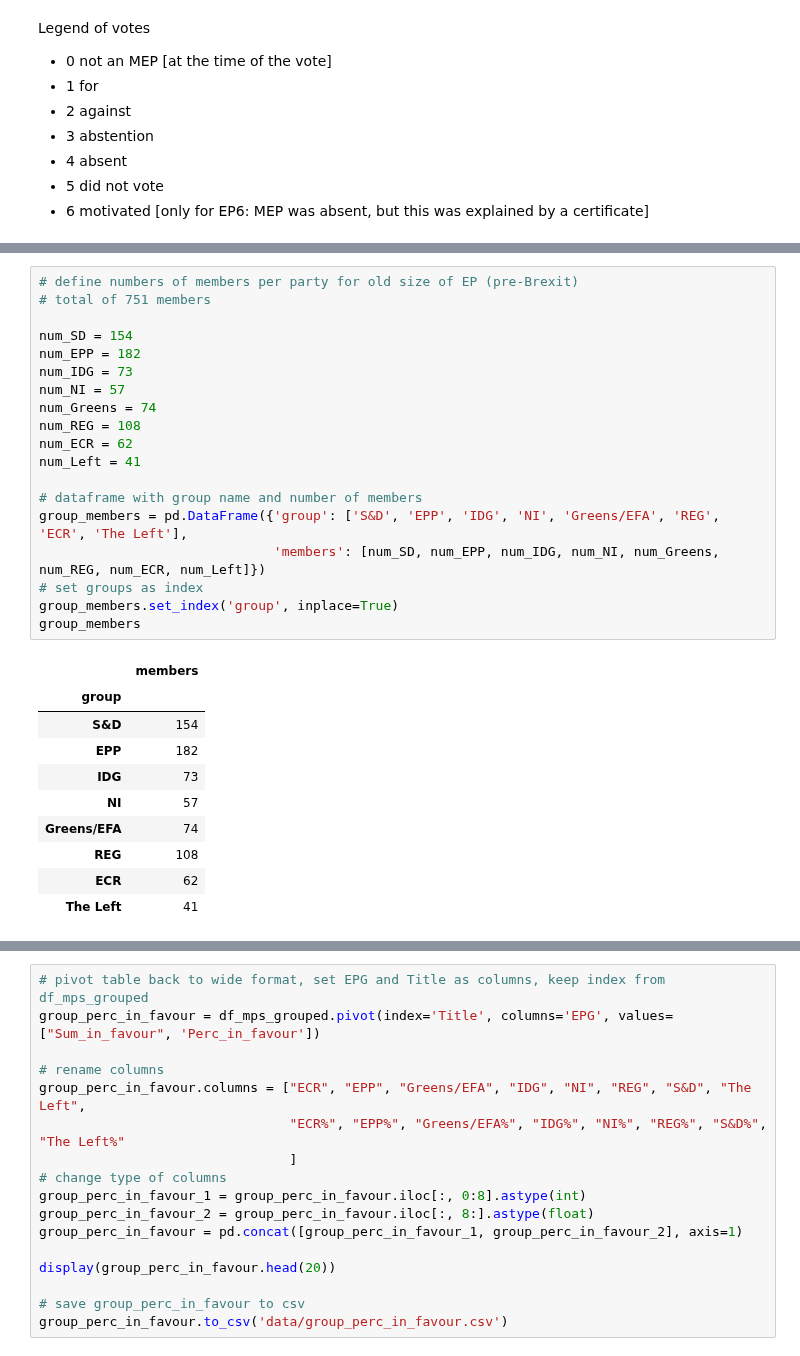
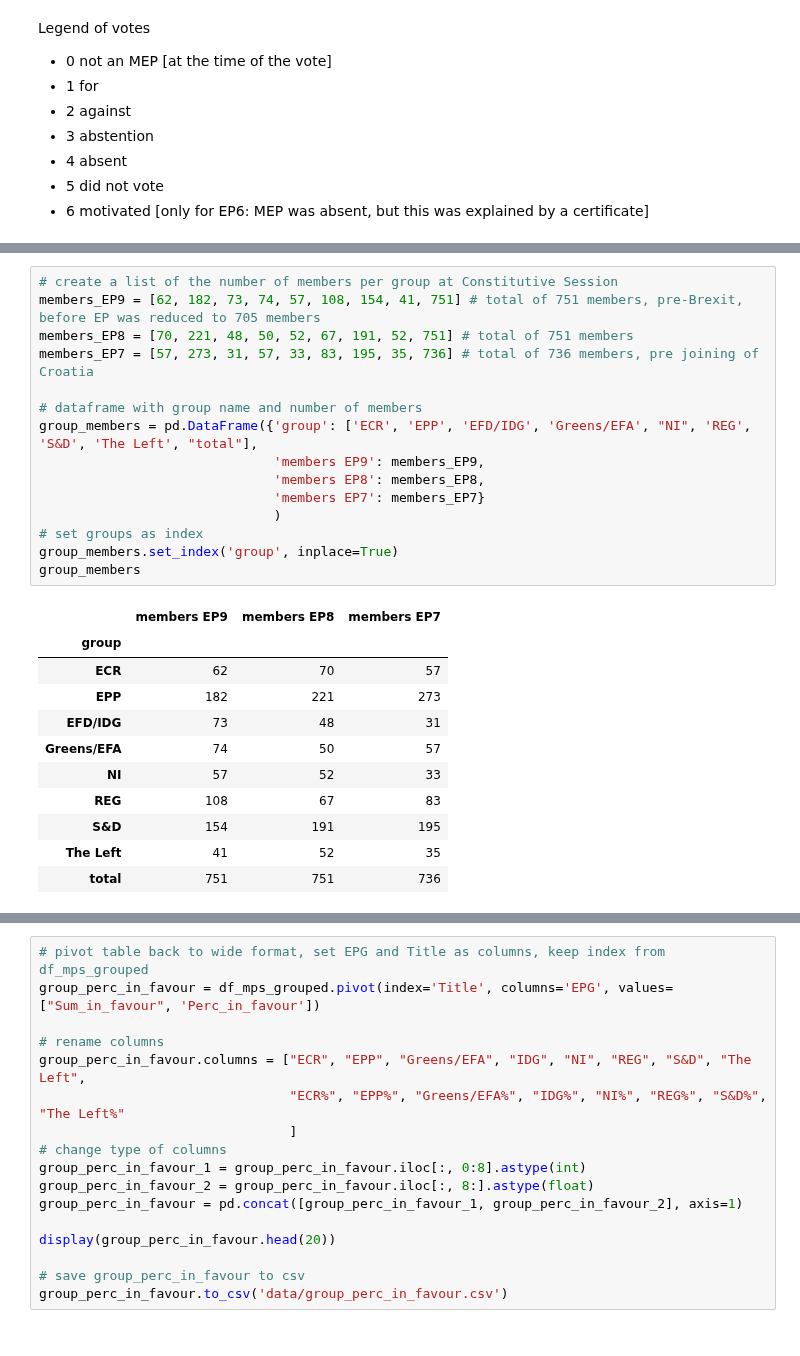
Before and after one commit to izu457/Thesis_Finetuning_GPT3.5_Political_Stance, a Jupyter notebook: EDA.ipynb, the cells around one changed output, grey strips where cells are left out. Cells and saved outputs as stored; diff of their text form.

```diff
--- a/EDA.ipynb
+++ b/EDA.ipynb
@@ -363,33 +362,30 @@ group_members_new
-# %%
-# define numbers of members per party for old size of EP (pre-Brexit)
-# total of 751 members
-
-num_SD = 154
-num_EPP = 182
-num_IDG = 73
-num_NI = 57
-num_Greens = 74
-num_REG = 108
-num_ECR = 62
-num_Left = 41
-
-# dataframe with group name and number of members
-group_members = pd.DataFrame({'group': ['S&D', 'EPP', 'IDG', 'NI', 'Greens/EFA', 'REG', 'ECR', 'The Left'],
-                              'members': [num_SD, num_EPP, num_IDG, num_NI, num_Greens, num_REG, num_ECR, num_Left]})
-# set groups as index
-group_members.set_index('group', inplace=True)
-group_members
-# %% [output]
-|  | members |
-| group |  |
-| S&D | 154 |
-| EPP | 182 |
-| IDG | 73 |
-| NI | 57 |
-| Greens/EFA | 74 |
-| REG | 108 |
-| ECR | 62 |
-| The Left | 41 |
+# %%
+# create a list of the number of members per group at Constitutive Session
+members_EP9 = [62, 182, 73, 74, 57, 108, 154, 41, 751] # total of 751 members, pre-Brexit, before EP was reduced to 705 members
+members_EP8 = [70, 221, 48, 50, 52, 67, 191, 52, 751] # total of 751 members
+members_EP7 = [57, 273, 31, 57, 33, 83, 195, 35, 736] # total of 736 members, pre joining of Croatia
+
+# dataframe with group name and number of members
+group_members = pd.DataFrame({'group': ['ECR', 'EPP', 'EFD/IDG', 'Greens/EFA', "NI", 'REG', 'S&D', 'The Left', "total"],
+                              'members EP9': members_EP9,
+                              'members EP8': members_EP8,
+                              'members EP7': members_EP7}
+                              )
+# set groups as index
+group_members.set_index('group', inplace=True)
+group_members
+# %% [output]
+|  | members EP9 | members EP8 | members EP7 |
+| group |  |  |  |
+| ECR | 62 | 70 | 57 |
+| EPP | 182 | 221 | 273 |
+| EFD/IDG | 73 | 48 | 31 |
+| Greens/EFA | 74 | 50 | 57 |
+| NI | 57 | 52 | 33 |
+| REG | 108 | 67 | 83 |
+| S&D | 154 | 191 | 195 |
+| The Left | 41 | 52 | 35 |
+| total | 751 | 751 | 736 |
 # %%
 # calculate percentage of votes of all members in party
 # go through each row of df_mps_grouped and divide the vote by the number of members in the party
```
Also changed, not shown: parts of 20 cells of this notebook, 1 other file.
